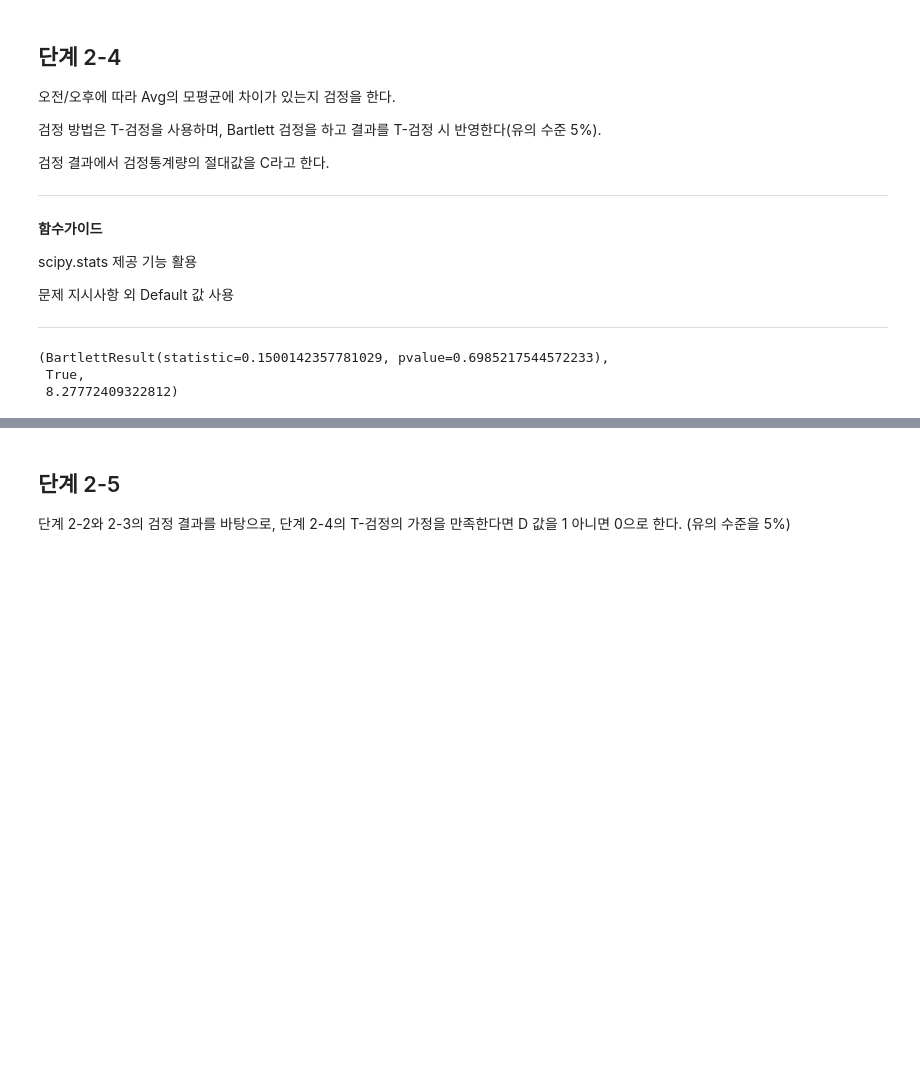
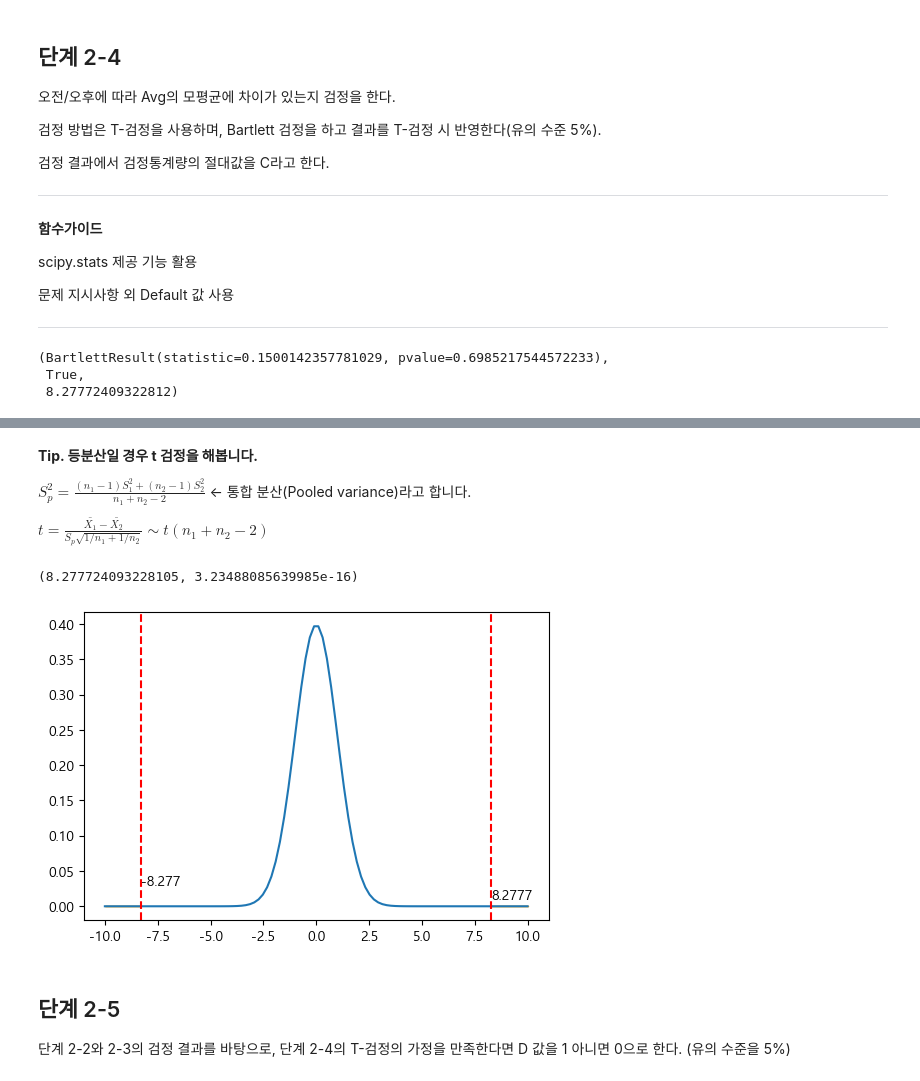
Before and after one commit to sunkusun9/DS_lv3_2408, a Jupyter notebook: sec_ds_lv3_prob3_prob.ipynb, the cells around one changed output, grey strips where cells are left out. Saved outputs shown, nothing was run; the diff lists cells and outputs as text; code cells hidden in the pictures; blank space fills up the shorter version.

```diff
--- a/sec_ds_lv3_prob3_prob.ipynb
+++ b/sec_ds_lv3_prob3_prob.ipynb
@@ -791,3 +847,44 @@ plt.show()
+# %% [markdown]
+**Tip. 등분산일 경우 t 검정을 해봅니다.**
+
+$S_p^2 = \frac{(n_1 - 1)S_1^2 + (n_2 - 1)S_2^2}{n_1 + n_2 - 2}$ ← 통합 분산(Pooled variance)라고 합니다.
+
+$t = \frac{\bar{X_1} - \bar{X_2}}{S_p\sqrt{1/n_1 + 1/n_2}} \sim t(n_1 + n_2 - 2)$
+# %%
+from scipy.stats import t
+
+s_nm1 = df_prob2['AM'].value_counts() - 1
+s_var = df_prob2.groupby('AM')['Avg'].var()
+sp2 = s_nm1.dot(s_var) / s_nm1.sum()
+
+t_num = df_prob2.groupby('AM')['Avg'].mean().pipe(lambda x: x[0] - x[1])
+t_den = (sp2 * (1 / df_prob2['AM'].value_counts()).sum()) ** 0.5
+t_stat = t_num / t_den
+t_stat, min(t.cdf(t_stat, s_nm1.sum()), t.sf(t_stat, s_nm1.sum())) * 2
+# %% [output]
+(8.277724093228105, 3.23488085639985e-16)
+# %%
+# pvalue에 해당하는 영역을 도식화해봅니다.
+t1 = t_num / t_den
+t2 = -t_num / t_den
+dof = s_nm1.sum()
+t_stat = min(t1, t2)
+plt.figure(figsize=(6, 4))
+
+plt.plot(np.linspace(-10, 10, 100), t.pdf(np.linspace(-10, 10, 100), df=dof))
+
+plt.axvline(t_stat, color='red', linestyle='--')
+plt.text(t_stat, 0.03, str(t_stat)[:6])
+plt.fill_between(np.linspace(-10, t_stat, 100), np.zeros(shape=100),
+                t.pdf(np.linspace(-10, t_stat, 100), df=dof), color='orange')
+
+plt.axvline(-t_stat, color='red', linestyle='--')
+plt.text(-t_stat, 0.01, str(-t_stat)[:6])
+plt.fill_between(np.linspace(-t_stat, 10, 100), np.zeros(shape=100),
+                t.pdf(np.linspace(-t_stat, 10, 100), df=dof), color='orange')
+plt.show()
+# %% [output]
+[figure, added]
 # %% [markdown]
 ## 단계 2-5
 
```
Also changed, not shown: parts of 121 cells of this notebook.
